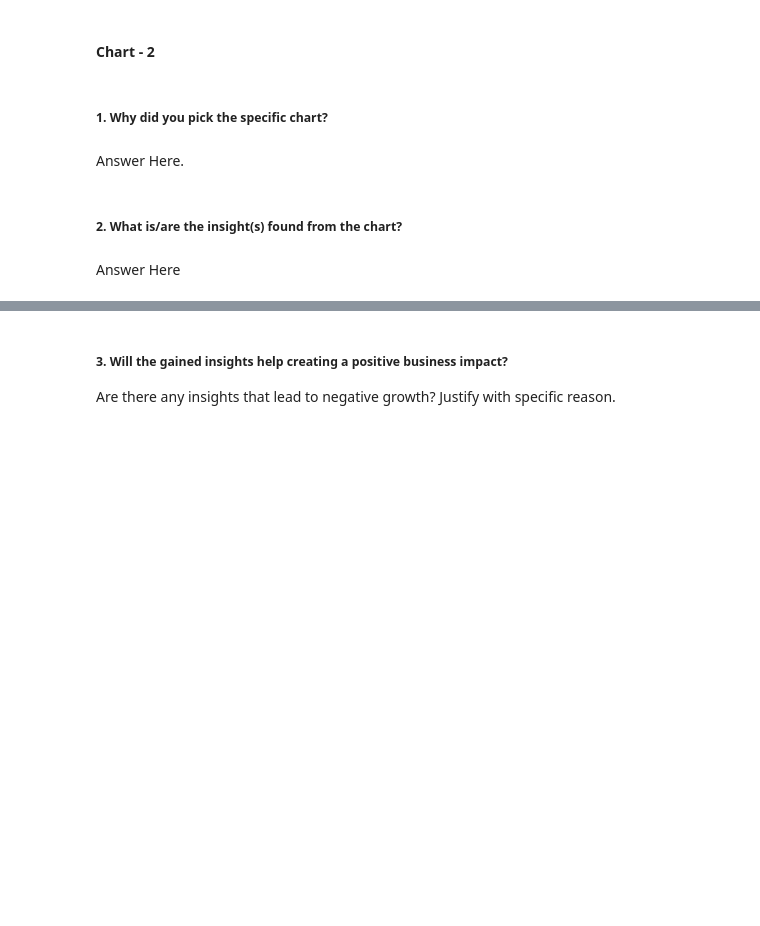
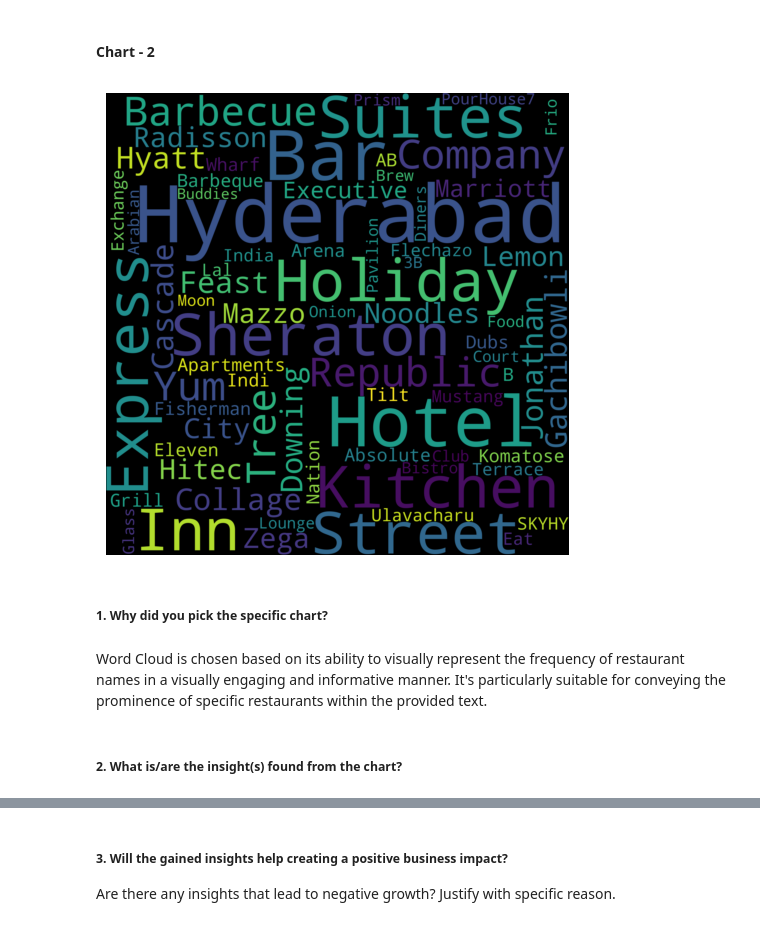
Before and after one commit to dipakpatil2001/Zomato-Restaurant-Clustering-And-Sentiment-Analysis-Unsupervised-ML, a Jupyter notebook: Zomato_Restaurant_Clustering_And_Sentiment_Analysis.ipynb, the cells around one changed output, grey strips where cells are left out. Cells and saved outputs as stored; diff of their text form; code cells hidden in the pictures; blank space fills up the shorter version.

```diff
--- a/Zomato_Restaurant_Clustering_And_Sentiment_Analysis.ipynb
+++ b/Zomato_Restaurant_Clustering_And_Sentiment_Analysis.ipynb
@@ -631,8 +658,19 @@ Answer Here
+# %%
+# Chart - 2 visualization code
+plt.figure(figsize=(12,6))
+text = " ".join(name for name in meta_df.sort_values('Cost',ascending=False).Name[:30])
+
+# Creating word_cloud with text as argument in .generate() method.
+word_cloud = WordCloud(width=2160, height= 2160, collocations=False, background_color='black').generate(text)
+
+# Display the generated Word Cloud.
+plt.imshow(word_cloud, interpolation='bilinear')
+plt.axis("off");
+# %% [output]
+[figure, added]
 # %% [markdown]
 ##### 1. Why did you pick the specific chart?
-# %% [markdown]
-Answer Here.
+# %% [markdown]
+Word Cloud is chosen based on its ability to visually represent the frequency of restaurant names in a visually engaging and informative manner. It's particularly suitable for conveying the prominence of specific restaurants within the provided text.
 # %% [markdown]
 ##### 2. What is/are the insight(s) found from the chart?
-# %% [markdown]
-Answer Here
```
Also changed, not shown: parts of 20 cells of this notebook.
